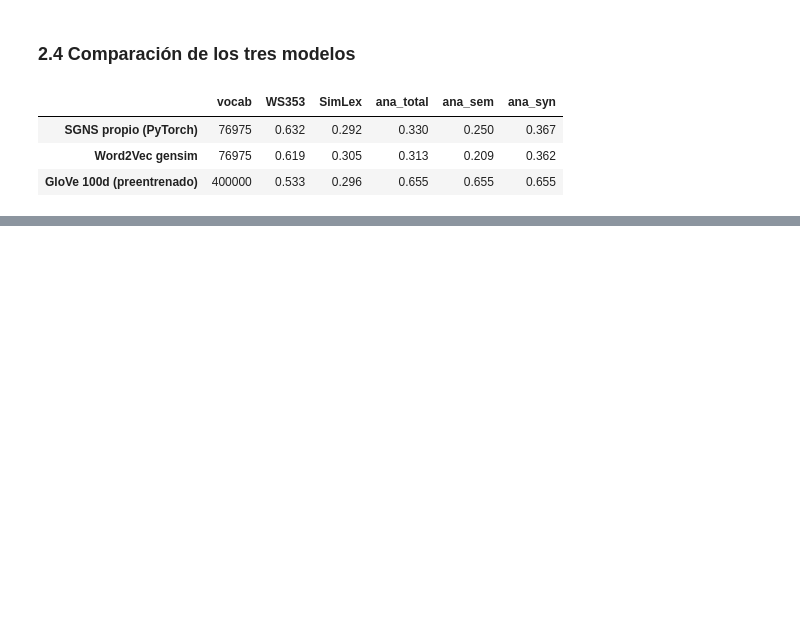
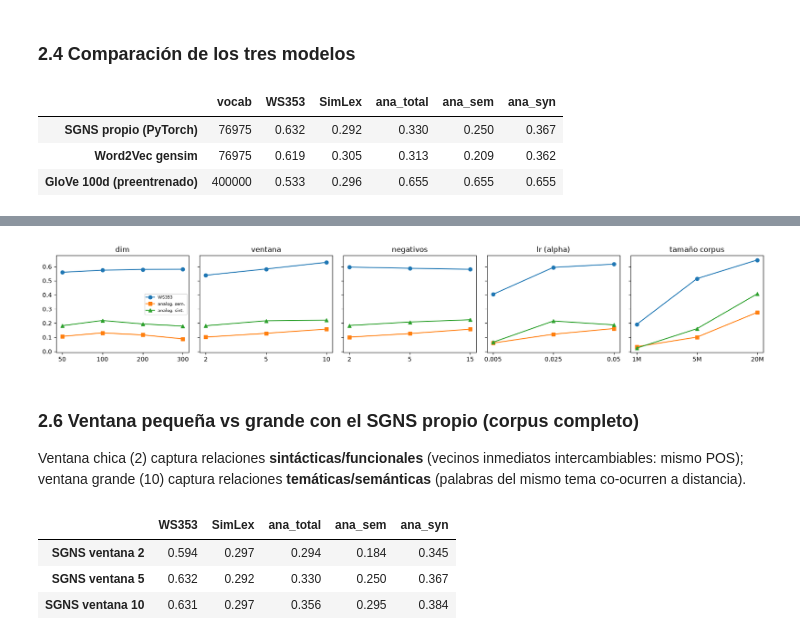
Before and after one commit to AscencioSIUU/deepLearning, a Jupyter notebook: labs/lab7-embeddings/notebook.ipynb, the cells around one changed output, grey strips where cells are left out. Drawn from its saved outputs; the diff is of its cells as text; code cells hidden in the pictures; blank space fills up the shorter version.

Commit message:
lab7: fases 3 y 4 - hiperparametros, analogias, t-SNE y clasificacion AG News

```diff
--- a/labs/lab7-embeddings/notebook.ipynb
+++ b/labs/lab7-embeddings/notebook.ipynb
@@ -410,0 +418,18 @@ cmp.round(3)
+# %%
+SWEEP_TOKENS = tokens[:5_000_000]
+sweeps = {
+    "dim":      [("vector_size", v) for v in (50, 100, 200, 300)],
+    "ventana":  [("window", v) for v in (2, 5, 10)],
+    "negativos": [("negative", v) for v in (2, 5, 15)],
+    "lr (alpha)": [("alpha", v) for v in (0.005, 0.025, 0.05)],
+}
+rows = []
+for factor, opts in sweeps.items():
+    for param, val in opts:
+        kv = train_gensim(f"sweep_{param}_{val}", toks=SWEEP_TOKENS, epochs=10, **{param: val})
+        rows.append({"factor": factor, "valor": val, "corpus": "5M", **evaluate(kv)})
+for n in (1_000_000, 5_000_000, 20_000_000):
+    kv = train_gensim(f"sweep_corpus_{n}", toks=tokens[:n], epochs=5)
+    rows.append({"factor": "tamaño corpus", "valor": f"{n//10**6}M", "corpus": f"{n//10**6}M", **evaluate(kv)})
+sweep = pd.DataFrame(rows)
+sweep.drop(columns="corpus").round(3)
@@ -410,0 +454,25 @@ cmp.round(3)
+# %%
+fig, axs = plt.subplots(1, 5, figsize=(17, 3), sharey=True)
+for ax, (factor, g) in zip(axs, sweep.groupby("factor", sort=False)):
+    x = g["valor"].astype(str)
+    ax.plot(x, g["WS353"], "o-", label="WS353"); ax.plot(x, g["ana_sem"], "s-", label="analog. sem.")
+    ax.plot(x, g["ana_syn"], "^-", label="analog. sint.")
+    ax.set_title(factor)
+axs[0].legend(fontsize=7); plt.tight_layout(); plt.savefig("hyperparams.png", dpi=150); plt.show()
+# %% [output]
+[figure, added]
+# %% [markdown]
+### 2.6 Ventana pequeña vs grande con el SGNS propio (corpus completo)
+
+Ventana chica (2) captura relaciones **sintácticas/funcionales** (vecinos inmediatos intercambiables: mismo POS);
+ventana grande (10) captura relaciones **temáticas/semánticas** (palabras del mismo tema co-ocurren a distancia).
+# %%
+sgns_w2 = train_sgns("sgns_w2", window=2)
+sgns_w10 = train_sgns("sgns_w10", window=10)
+win = pd.DataFrame({f"SGNS ventana {w}": evaluate(kv) for w, kv in [(2, sgns_w2), (5, sgns), (10, sgns_w10)]}).T
+win.round(3)
+# %% [output]
+|  | WS353 | SimLex | ana_total | ana_sem | ana_syn |
+| SGNS ventana 2 | 0.594 | 0.297 | 0.294 | 0.184 | 0.345 |
+| SGNS ventana 5 | 0.632 | 0.292 | 0.330 | 0.250 | 0.367 |
+| SGNS ventana 10 | 0.631 | 0.297 | 0.356 | 0.295 | 0.384 |
```
Also changed, not shown: parts of 23 cells of this notebook, 7 other files.
